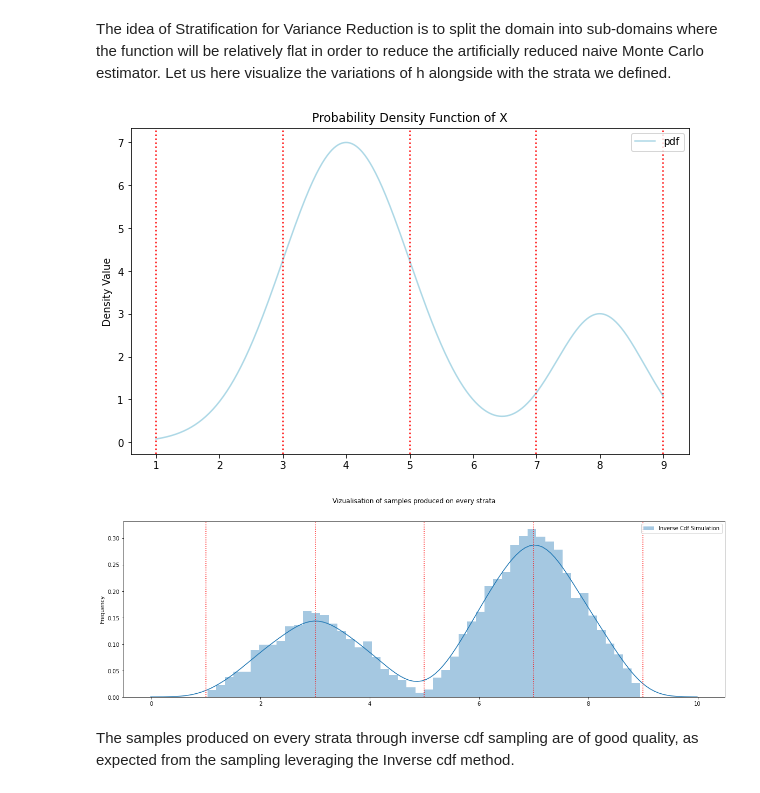
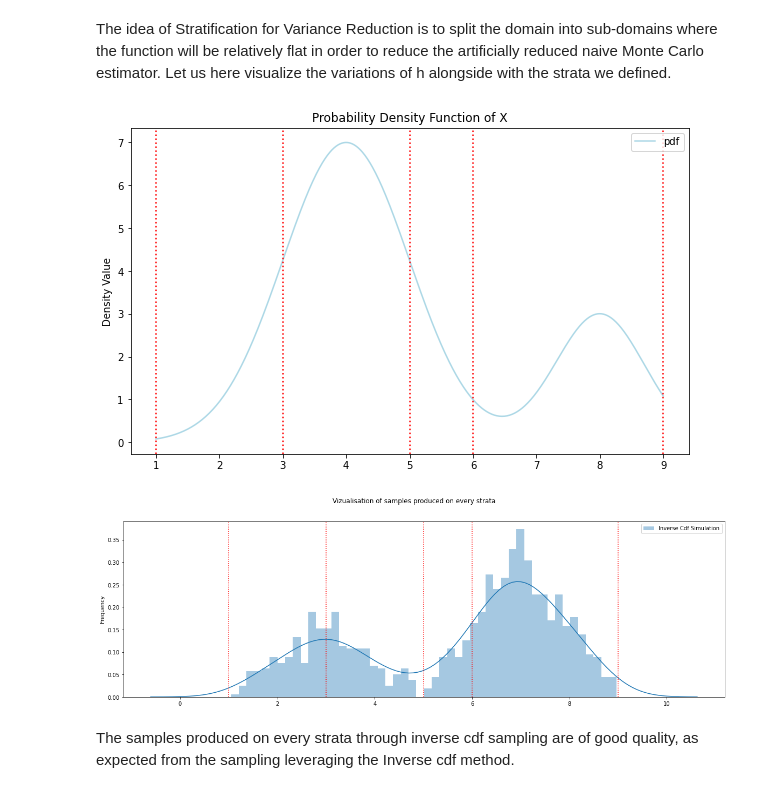
Before and after one commit to DavidAssaraf106/AM207, a Jupyter notebook: homework/HW3/AM207_HW3.ipynb, the cells around one changed output. Cells and saved outputs as stored; diff of their text form; code cells hidden in the pictures.

```diff
--- a/homework/HW3/AM207_HW3.ipynb
+++ b/homework/HW3/AM207_HW3.ipynb
@@ -403,5 +371,22 @@ First, let us compute the $\textbf{weights for stratification}$.
 $$
 w_k = \int_{t_k}^{t_{k+1}}f_X(y)dy = F_X(k+1) - F_X(k)
 $$
+# %%
+def stratification(endpoints, weights, samples, S, h=None):
+    S_strata = [int(w*S) for w in weights]
+    values_stratum = []
+    for i in range(len(endpoints[:-1])):
+        begin, end = endpoints[i], endpoints[i+1]
+        strata = random.sample(list(samples[(samples > begin) & (samples < end)]), k=S_strata[i])
+        values_stratum.append(strata)
+    if h is not None: #we directly want to compute the Stratified MC approximation
+        h_stratification = []
+        for i, strata in enumerate(values_stratum):
+            h_strata = [h(s) for s in strata]
+            h_stratification.append(weights[i]*np.mean(h_strata))
+        return np.sum(h_stratification)
+    return values_stratum
 # %%
-w1, w2, w3, w4 = cdf(3)-cdf(1), cdf(5)-cdf(3), cdf(7)-cdf(5), cdf(9)-cdf(7)
+endpoints = [1, 3, 5, 6, 9]
+samples = np.array(inverse_cdf_sampling(cdf_inv, N_simu*2))
+weights = cdf(3)-cdf(1), cdf(5)-cdf(3), cdf(6)-cdf(5), cdf(9)-cdf(6)
@@ -584,15 +553,14 @@ From the Importance weight distribution, we can deduce two things: we obtain dis
 The idea of Stratification for Variance Reduction is to split the domain into sub-domains where the function will be relatively flat in order to reduce the artificially reduced naive Monte Carlo estimator. Let us here visualize the variations of h alongside with the strata we defined.
 # %%
 x = np.linspace(1, 9, 1001)
-h = [h(y) for y in x]
+H_plot_strata = [h(y) for y in x]
 plt.figure(figsize = (10, 6))
-plt.plot(x, h, color='lightblue', label = 'pdf')
-strata = [1, 3, 5, 7, 9]
-for stratus in strata:
+plt.plot(x, H_plot_strata, color='lightblue', label = 'pdf')
+for stratus in endpoints:
     plt.axvline(x=stratus, linestyle=':', color='red')
 plt.title('Probability Density Function of X')
 plt.ylabel('Density Value')
 plt.legend(loc='best')
 plt.show()
 # %% [output]
-[figure, old version]
+[figure, new version]
@@ -607,15 +567,17 @@ final_stratification = np.concatenate((strata_1, strata_2, strata_3, strata_4),
+# %%
+strata = [s for stratum in stratification(endpoints, weights, samples, N_simu) for s in stratum]
 # %%
 fig, axes = plt.subplots(1, figsize = (20, 6))
 fig.suptitle('Vizualisation of samples produced on every strata')
 axes.set_ylabel('Density Value')
-sns.distplot(Xis, bins = 50, label='Inverse Cdf Simulation')
+sns.distplot(strata, bins = 50, label='Inverse Cdf Simulation')
 axes.set_ylabel('Frequency')
-for stratus in strata:
+for stratus in endpoints:
     plt.axvline(x=stratus, linestyle=':', color='red')
 axes.legend(loc='best')
 plt.show()
 # %% [output]
-[figure, old version]
+[figure, new version]
 # %% [markdown]
 The samples produced on every strata through inverse cdf sampling are of good quality, as expected from the sampling leveraging the Inverse cdf method.
 # %% [markdown]
```
Also changed, not shown: parts of 85 cells of this notebook, 16 other files.
